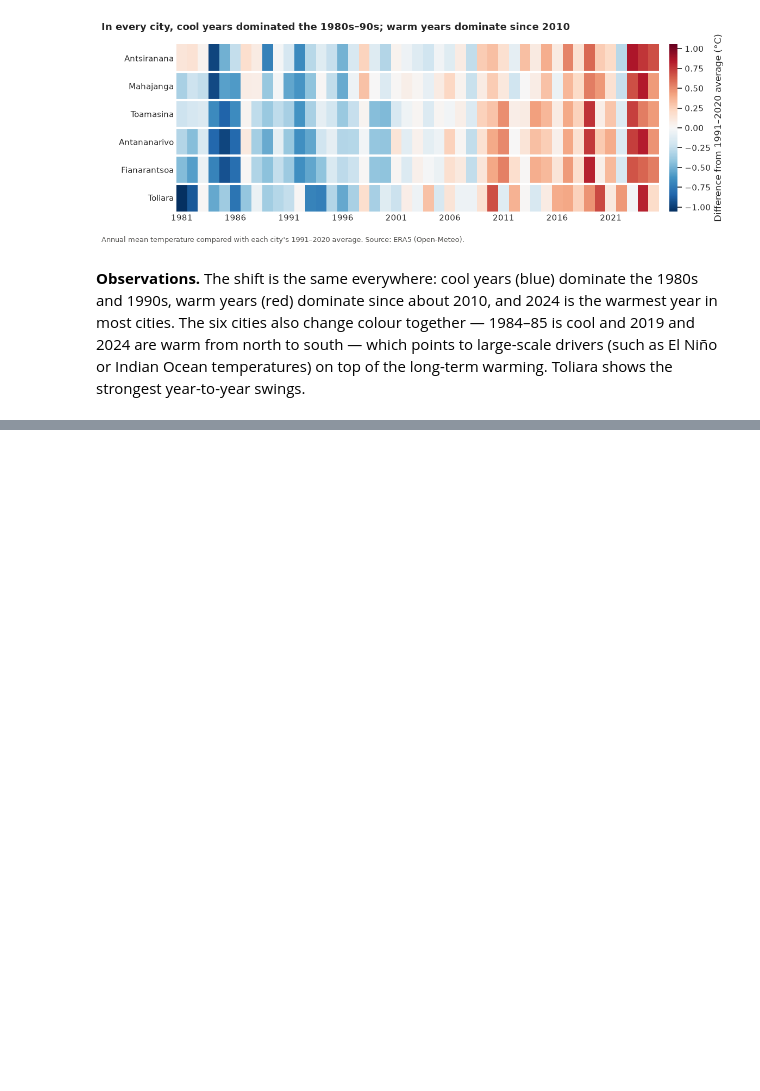
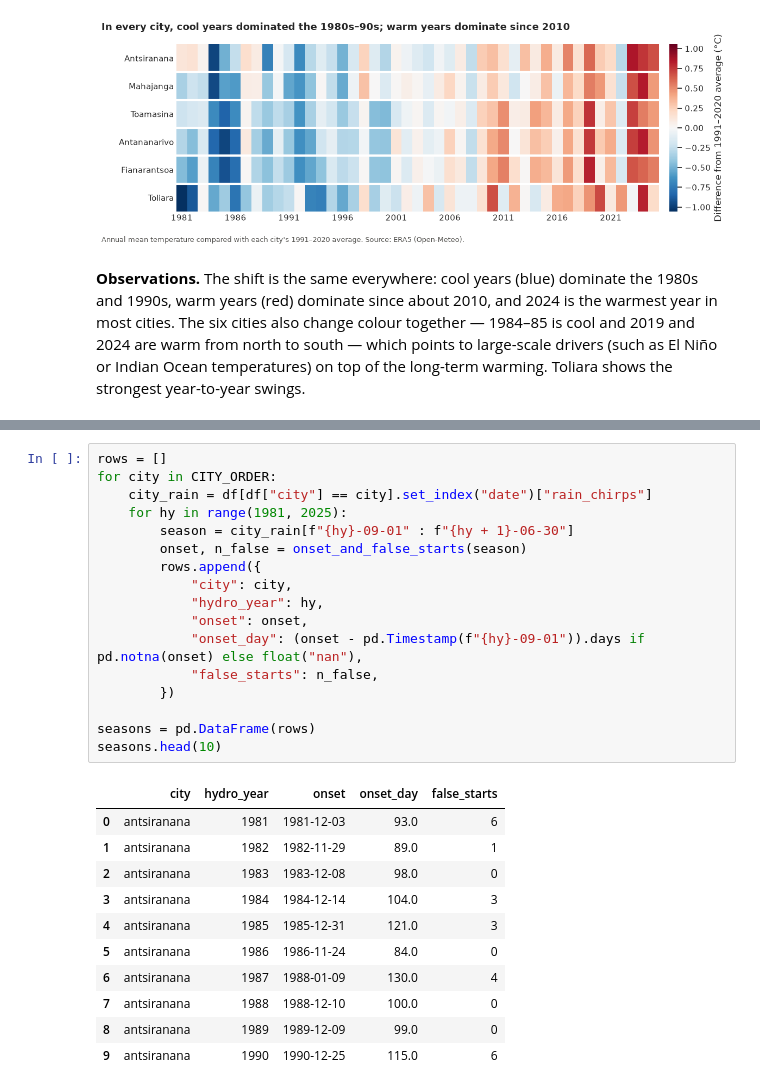
Before and after one commit to nirinaHelena/heather, a Jupyter notebook: notebooks/02_analysis.ipynb, the cells around one changed output, grey strips where cells are left out. Cells and saved outputs as stored; diff of their text form; blank space fills up the shorter version.

```diff
--- a/notebooks/02_analysis.ipynb
+++ b/notebooks/02_analysis.ipynb
@@ -343,0 +383,29 @@ plt.show()
+# %%
+rows = []
+for city in CITY_ORDER:
+    city_rain = df[df["city"] == city].set_index("date")["rain_chirps"]
+    for hy in range(1981, 2025):
+        season = city_rain[f"{hy}-09-01" : f"{hy + 1}-06-30"]
+        onset, n_false = onset_and_false_starts(season)
+        rows.append({
+            "city": city,
+            "hydro_year": hy,
+            "onset": onset,
+            "onset_day": (onset - pd.Timestamp(f"{hy}-09-01")).days if pd.notna(onset) else float("nan"),
+            "false_starts": n_false,
+        })
+
+seasons = pd.DataFrame(rows)
+seasons.head(10)
+# %% [output]
+|  | city | hydro_year | onset | onset_day | false_starts |
+| 0 | antsiranana | 1981 | 1981-12-03 | 93.0 | 6 |
+| 1 | antsiranana | 1982 | 1982-11-29 | 89.0 | 1 |
+| 2 | antsiranana | 1983 | 1983-12-08 | 98.0 | 0 |
+| 3 | antsiranana | 1984 | 1984-12-14 | 104.0 | 3 |
+| 4 | antsiranana | 1985 | 1985-12-31 | 121.0 | 3 |
+| 5 | antsiranana | 1986 | 1986-11-24 | 84.0 | 0 |
+| 6 | antsiranana | 1987 | 1988-01-09 | 130.0 | 4 |
+| 7 | antsiranana | 1988 | 1988-12-10 | 100.0 | 0 |
+| 8 | antsiranana | 1989 | 1989-12-09 | 99.0 | 0 |
+| 9 | antsiranana | 1990 | 1990-12-25 | 115.0 | 6 |
```
Also changed, not shown: parts of 7 cells of this notebook, 1 other file.
